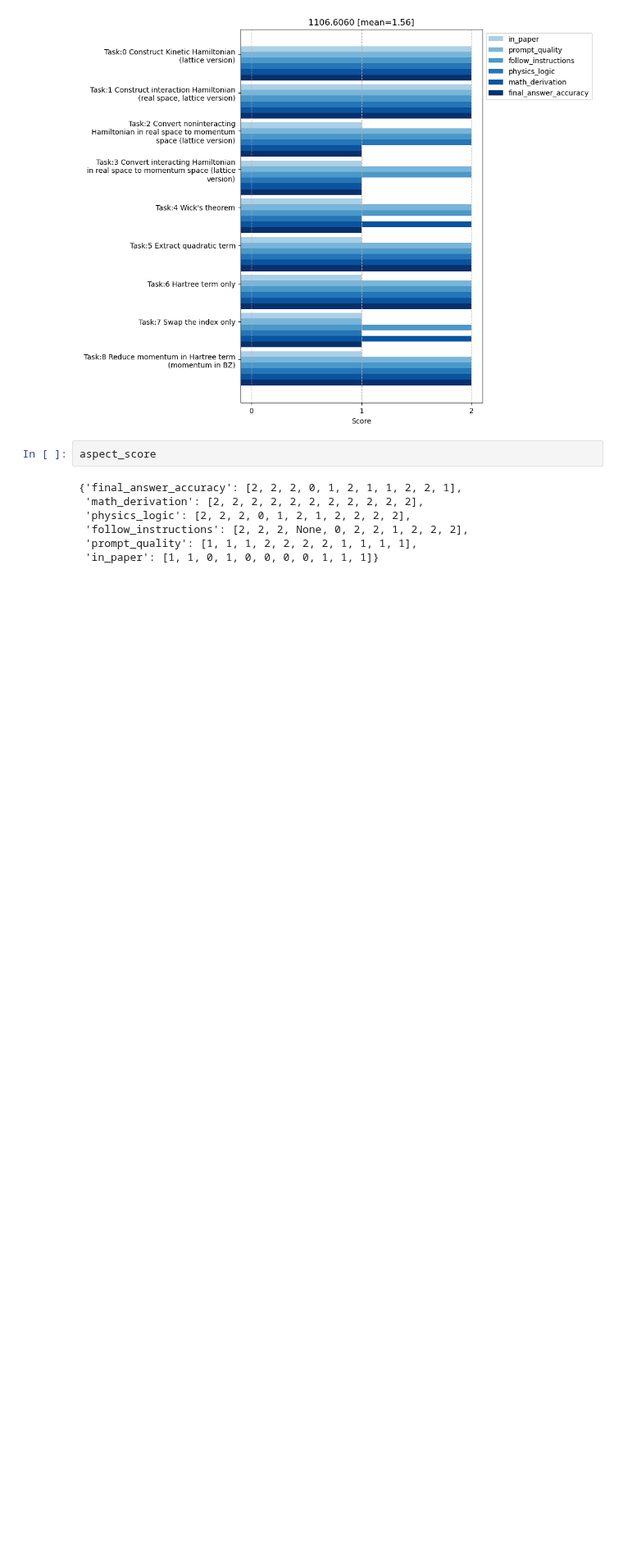
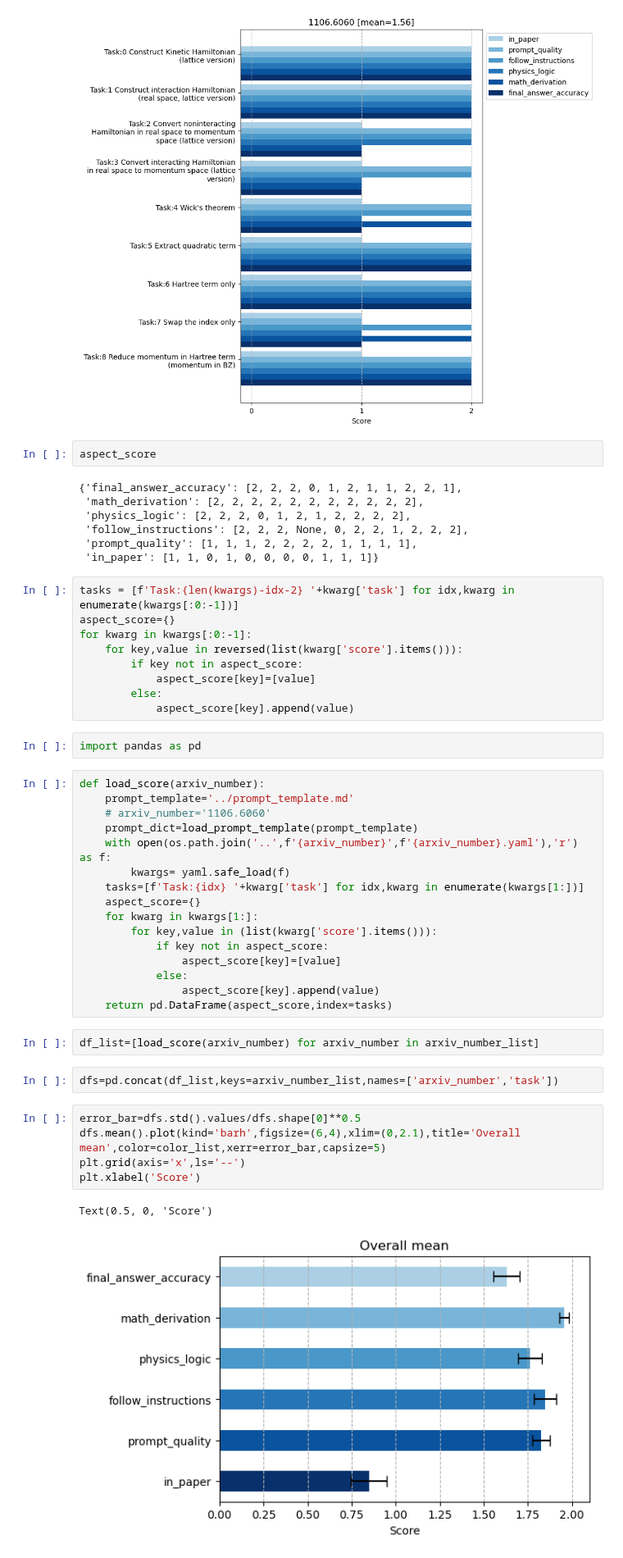
Before and after one commit to hainingpan/HartreeFock_GPT, a Jupyter notebook: data_analysis/analysis_execution.ipynb, the cells around one changed output. Shown at 82% size. Cells and saved outputs as stored; diff of their text form; blank space fills up the shorter version.

```diff
--- a/data_analysis/analysis_execution.ipynb
+++ b/data_analysis/analysis_execution.ipynb
@@ -79,3 +81,42 @@ aspect_score
  'follow_instructions': [2, 2, 2, None, 0, 2, 2, 1, 2, 2, 2],
  'prompt_quality': [1, 1, 1, 2, 2, 2, 2, 1, 1, 1, 1],
  'in_paper': [1, 1, 0, 1, 0, 0, 0, 0, 1, 1, 1]}
+# %%
+tasks = [f'Task:{len(kwargs)-idx-2} '+kwarg['task'] for idx,kwarg in enumerate(kwargs[:0:-1])]
+aspect_score={}
+for kwarg in kwargs[:0:-1]:
+    for key,value in reversed(list(kwarg['score'].items())):
+        if key not in aspect_score:
+            aspect_score[key]=[value]
+        else:
+            aspect_score[key].append(value)
+# %%
+import pandas as pd
+# %%
+def load_score(arxiv_number):
+    prompt_template='../prompt_template.md'
+    # arxiv_number='1106.6060'
+    prompt_dict=load_prompt_template(prompt_template)
+    with open(os.path.join('..',f'{arxiv_number}',f'{arxiv_number}.yaml'),'r') as f:
+        kwargs= yaml.safe_load(f)
+    tasks=[f'Task:{idx} '+kwarg['task'] for idx,kwarg in enumerate(kwargs[1:])]
+    aspect_score={}
+    for kwarg in kwargs[1:]:
+        for key,value in (list(kwarg['score'].items())):
+            if key not in aspect_score:
+                aspect_score[key]=[value]
+            else:
+                aspect_score[key].append(value)
+    return pd.DataFrame(aspect_score,index=tasks)
+# %%
+df_list=[load_score(arxiv_number) for arxiv_number in arxiv_number_list]
+# %%
+dfs=pd.concat(df_list,keys=arxiv_number_list,names=['arxiv_number','task'])
+# %%
+error_bar=dfs.std().values/dfs.shape[0]**0.5
+dfs.mean().plot(kind='barh',figsize=(6,4),xlim=(0,2.1),title='Overall mean',color=color_list,xerr=error_bar,capsize=5)
+plt.grid(axis='x',ls='--')
+plt.xlabel('Score')
+# %% [output]
+Text(0.5, 0, 'Score')
+[figure, added]
```
Also changed, not shown: parts of 6 cells of this notebook.
